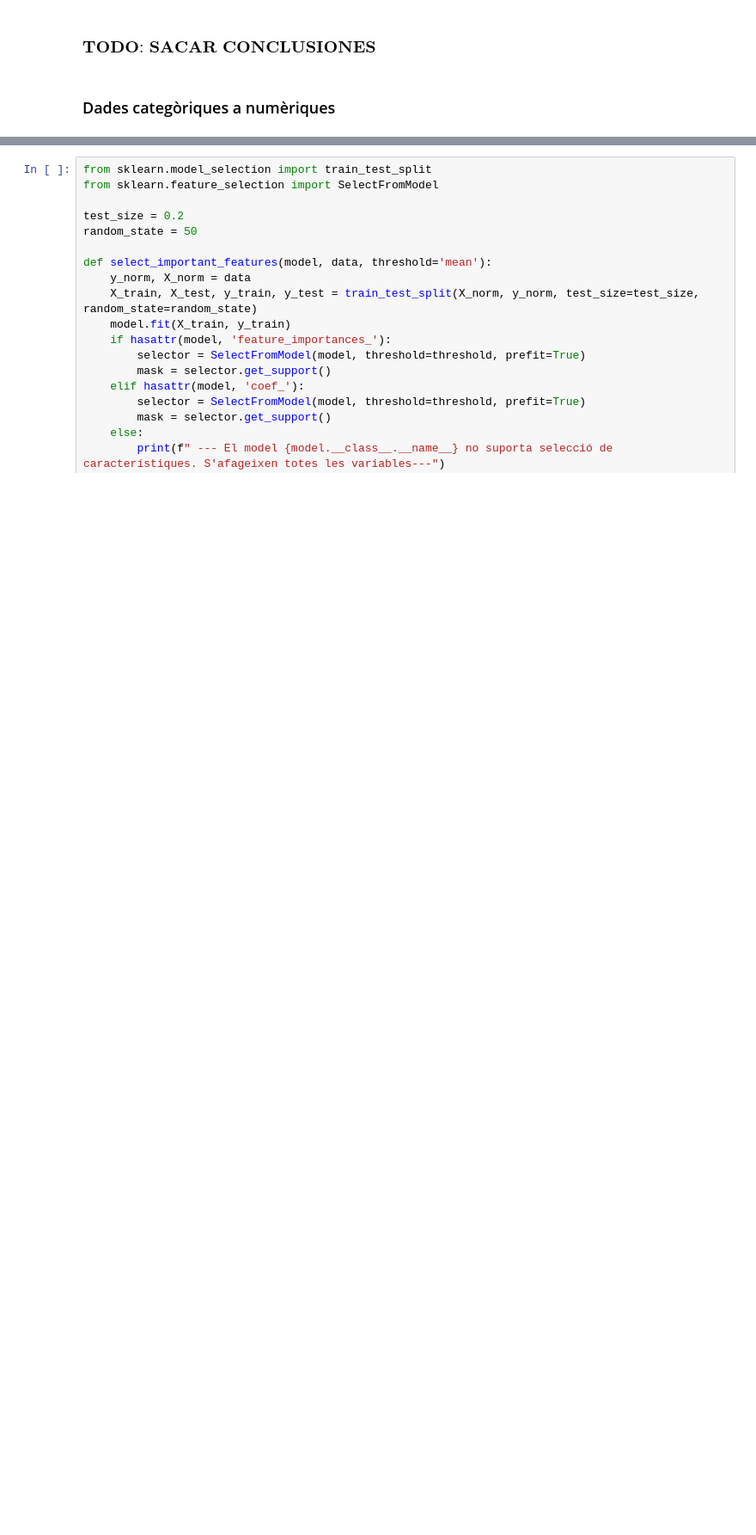
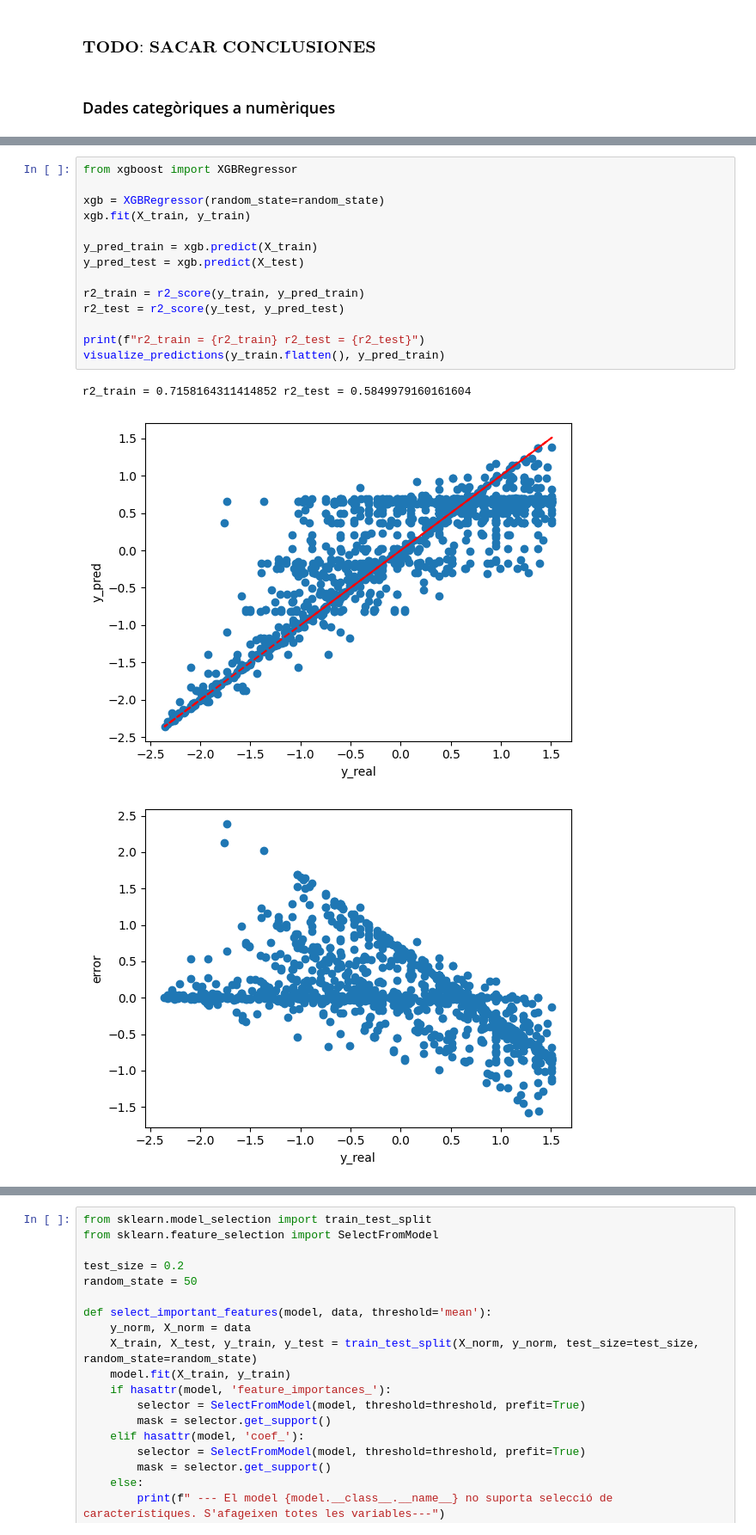
Before and after one commit to ssaaaam/datascience_salaries, a Jupyter notebook: caskagglef.ipynb, the cells around one changed output, grey strips where cells are left out. Shown at 86% size. Saved outputs shown, nothing was run; the diff lists cells and outputs as text; blank space fills up the shorter version.

```diff
--- a/caskagglef.ipynb
+++ b/caskagglef.ipynb
@@ -578,0 +503,18 @@ datasets = {
+# %%
+from xgboost import XGBRegressor
+
+xgb = XGBRegressor(random_state=random_state)
+xgb.fit(X_train, y_train)
+
+y_pred_train = xgb.predict(X_train)
+y_pred_test = xgb.predict(X_test)
+
+r2_train = r2_score(y_train, y_pred_train)
+r2_test = r2_score(y_test, y_pred_test)
+
+print(f"r2_train = {r2_train} r2_test = {r2_test}")
+visualize_predictions(y_train.flatten(), y_pred_train)
+# %% [output]
+r2_train = 0.7158164311414852 r2_test = 0.5849979160161604
+[figure, added]
+[figure, added]
```
Also changed, not shown: parts of 92 cells of this notebook.
